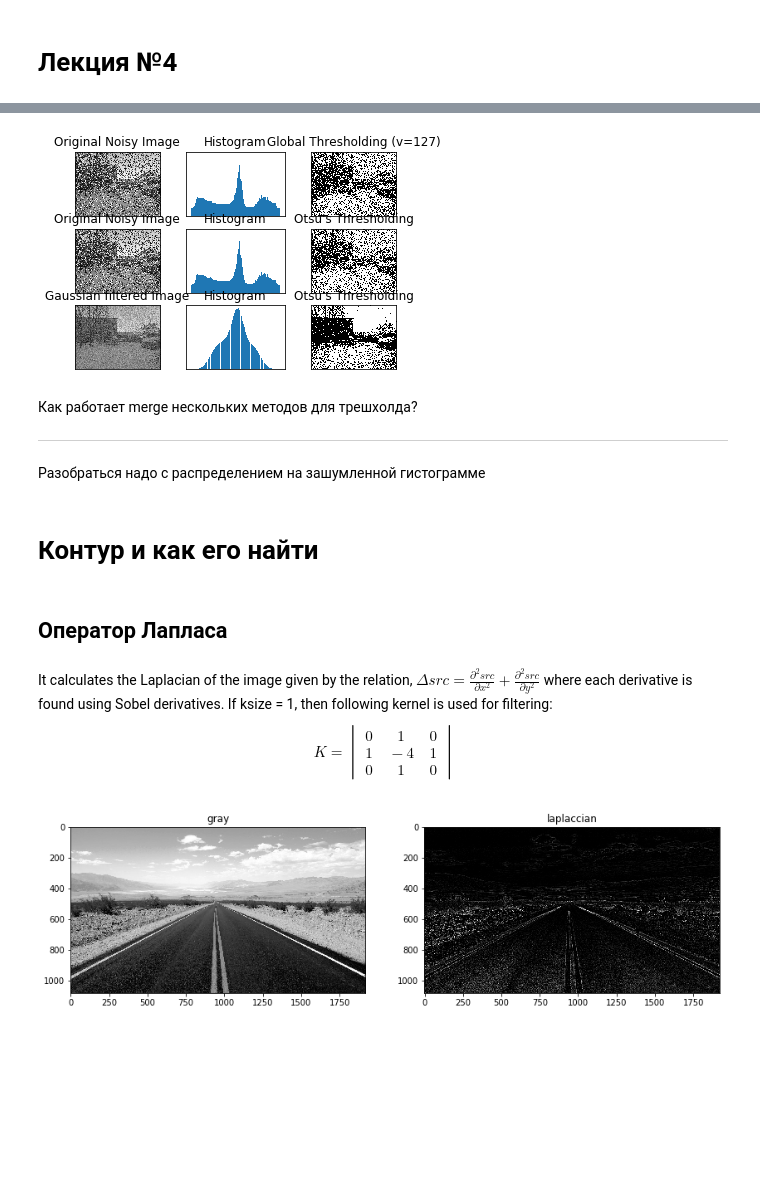
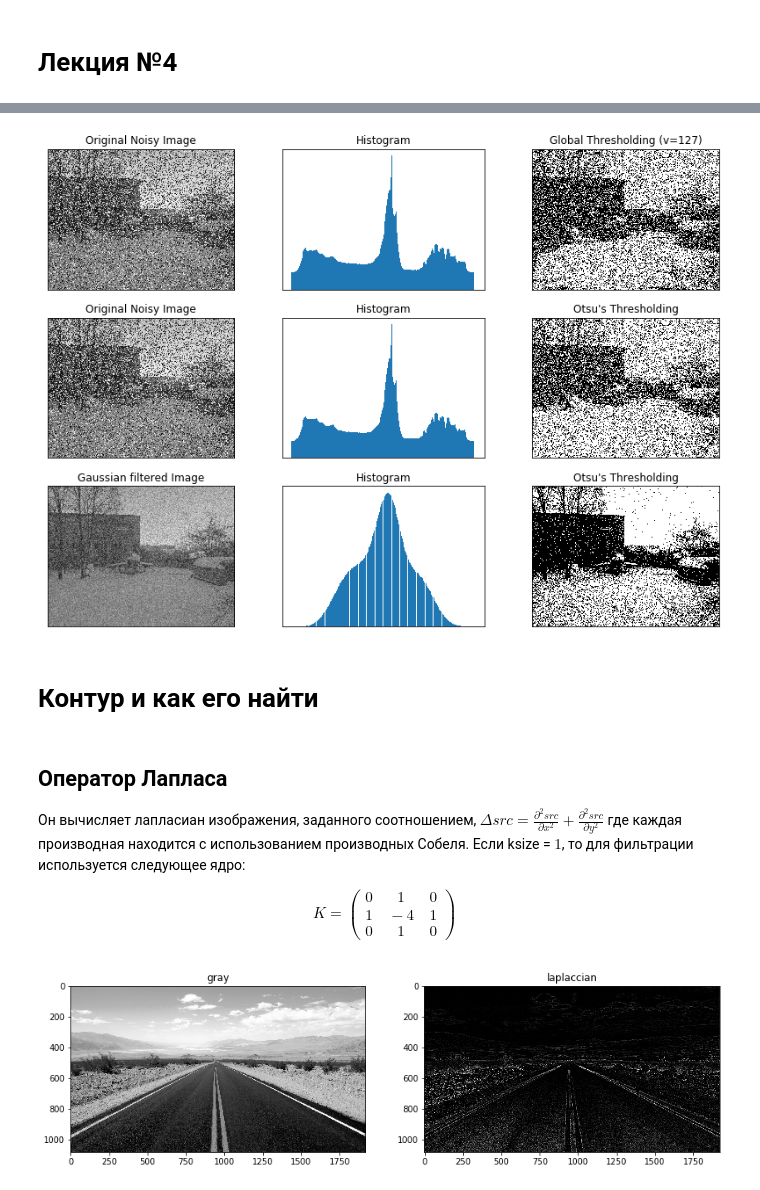
Before and after one commit to Keleas/CV_WOS, a Jupyter notebook: lessons/Lecture_4.ipynb, the cells around one changed output, grey strips where cells are left out. Cells and saved outputs as stored; diff of their text form; code cells hidden in the pictures; blank space fills up the shorter version.

```diff
--- a/lessons/Lecture_4.ipynb
+++ b/lessons/Lecture_4.ipynb
@@ -105,57 +97,51 @@ noise_img = img.copy()
 mask = np.random.randint(0,2,size=noise_img.shape).astype(np.bool)
 r = np.random.rand(*noise_img.shape)*np.max(noise_img)
 noise_img[mask] = r[mask]
 
 img = noise_img
 
 
 # global thresholding
 ret1,th1 = cv2.threshold(img,127,255,cv2.THRESH_BINARY)
 # Otsu's thresholding
 ret2,th2 = cv2.threshold(img,0,255,cv2.THRESH_BINARY+cv2.THRESH_OTSU)
 # Otsu's thresholding after Gaussian filtering
 blur = cv2.GaussianBlur(img,(5,5),0)
 ret3,th3 = cv2.threshold(blur,0,255,cv2.THRESH_BINARY+cv2.THRESH_OTSU)
 # plot all the images and their histograms
 images = [img, 0, th1,
           img, 0, th2,
           blur, 0, th3]
 titles = ['Original Noisy Image','Histogram','Global Thresholding (v=127)',
           'Original Noisy Image','Histogram',"Otsu's Thresholding",
           'Gaussian filtered Image','Histogram',"Otsu's Thresholding"]
+plt.figure(figsize=(14,10))
 for i in range(3):
     plt.subplot(3,3,i*3+1),plt.imshow(images[i*3],'gray')
     plt.title(titles[i*3]), plt.xticks([]), plt.yticks([])
     plt.subplot(3,3,i*3+2),plt.hist(images[i*3].ravel(),256)
     plt.title(titles[i*3+1]), plt.xticks([]), plt.yticks([])
     plt.subplot(3,3,i*3+3),plt.imshow(images[i*3+2],'gray')
     plt.title(titles[i*3+2]), plt.xticks([]), plt.yticks([])
 plt.show()
 # %% [output]
-[figure, old version]
+[figure, new version]
-# %% [markdown]
-Как работает merge нескольких методов для трешхолда?
-***
-Разобраться надо с распределением на зашумленной гистограмме
 # %% [markdown]
 # Контур и как его найти
-# %% [markdown]
-## Оператор Лапласа
 # %% [markdown]
-It calculates the Laplacian of the image given by the relation,
-$
-\Delta src = \frac{\partial ^2{src}}{\partial x^2} + \frac{\partial ^2{src}}{\partial y^2}
-$
-where each derivative is found using Sobel derivatives. If ksize = 1, then following kernel is used for filtering:
+## Оператор Лапласа
+Он вычисляет лапласиан изображения, заданного соотношением,
+${\Delta src = \frac{\partial ^2{src}}{\partial x^2} + \frac{\partial ^2{src}}{\partial y^2}}$
+где каждая производная находится с использованием производных Собеля. Если ksize = $1$, то для фильтрации используется следующее ядро:
+
 $$
-\begin{equation*}
-\ K = \begin{vmatrix}
+{\begin{equation*}
+\ K = \begin{pmatrix}
 0 & \ 1 & \ 0 \\
 1 & \ -4 & \ 1 \\
 0 & \ 1 & \ 0
-\end{vmatrix}
-\end{equation*}
-$$
+\end{pmatrix}
+\end{equation*}}$$
 # %%
 img = cv2.imread('img/road_2.jpg')
 gray_img = cv2.cvtColor(img, cv2.COLOR_RGB2GRAY)
```
Also changed, not shown: parts of 16 cells of this notebook, 2 other files.
